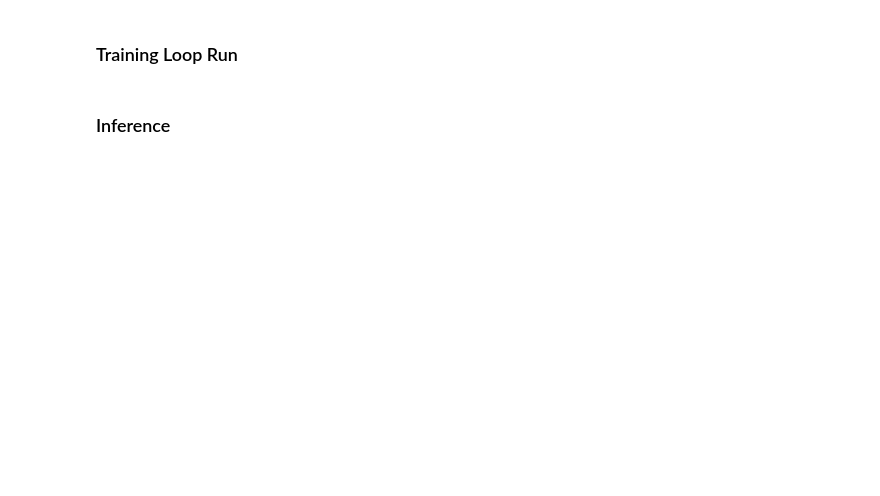
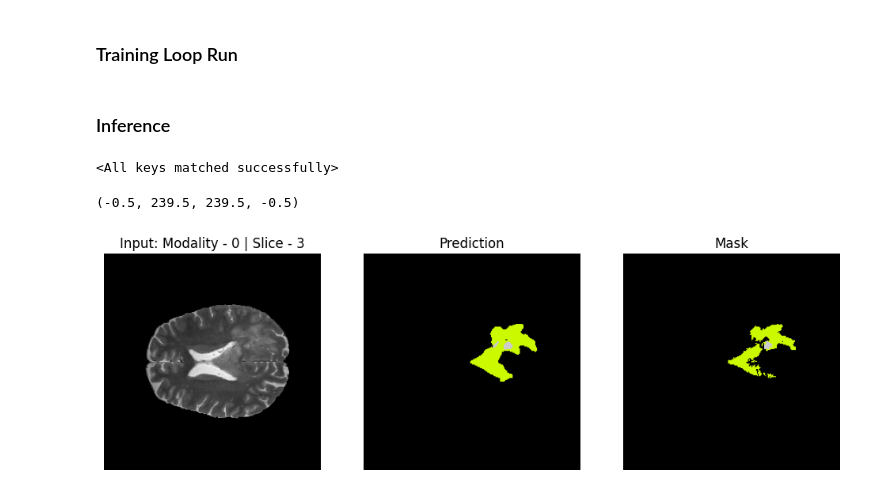
Before and after one commit to hakeematyab/Reliable-Explainable-Brain-Tumor-Segmentation, a Jupyter notebook: notebooks/ModelTraining.ipynb, the cells around one changed output. Cells and saved outputs as stored; diff of their text form; code cells hidden in the pictures; blank space fills up the shorter version.

```diff
--- a/notebooks/ModelTraining.ipynb
+++ b/notebooks/ModelTraining.ipynb
@@ -314,7 +349,7 @@ def collate_fn(batch):
     return data, mask
 
 per_datapoint_batch_size = (upper_bound-lower_bound)-window_size+1
-batch_size_multiplication_factor = 1
+batch_size_multiplication_factor = 2
 batch_size = int(per_datapoint_batch_size*batch_size_multiplication_factor)
 num_workers = multiprocessing.cpu_count()//2
 # num_workders = -1
@@ -417,10 +485,10 @@ class UNET_V0(torch.nn.Module):
         super(UNET_V0, self).__init__()
         self.unet = MAttentionUnet(
                         spatial_dims=2,       # Specifies a 2D UNet (for slice-wise medical image segmentation)
-                        in_channels=12,       # Number of input channels (e.g., multi-modal MRI with 12 input features)
+                        in_channels=int(num_modalities*window_size),       # Number of input channels (e.g., multi-modal MRI with 12 input features)
                         out_channels=4,       # Number of output channels (multi-class segmentation with 4 classes)
                         channels=(16, 32, 64, 128),  # Number of feature maps at each level of the UNet
-                        strides=(2, 2, 2, 2),  # Down-sampling factor at each level of the encoder (reduces spatial size)
+                        strides=(2, 2, 1, 1),  # Down-sampling factor at each level of the encoder (reduces spatial size)
                         kernel_size=3,        # Convolution kernel size
                         up_kernel_size=3,     # Kernel size for upsampling layers
                         dropout=0.3,          # Dropout rate for regularization (optional)
@@ -538,21 +615,16 @@ def define_model_and_dataloader(model):
 # %%
-lr = 3e-4
+lr = 1e-3
 weight_decay = 1e-3
-steps = 10
-T_max = 100
-epochs = 10
-
-runtiem_batch_size = 8
+step_size = 10
+epochs = 100
+T_max = epochs
+gamma = 0.9
 
 num_classes = 4
 noise_multiplier = 1.2
 max_grad_norm = 1.0
 
-model_to_run = "V3"
-
 isDP = False
+isDepth = False
 isAdversarial = False
-
-isDepth = model_to_run == "V3"
-
 epsilon = 0.1
@@ -1052,37 +949,43 @@ train_loop(model=model,
 # %% [markdown]
 ### Inference
 # %%
-# model_path = '../checkpoints/BrainTumorSegmentation_V1/2025-03-16_15-35-45/UNET_V0.pth'
-# checkpoint = torch.load(model_path, map_location = device)
-# model = UNET_V0().to(device)
-# model.load_state_dict(checkpoint)
+model_path = '../checkpoints/BrainTumorSegmentation_V1/2025-03-27_11-46-28/UNET_V0.pth'
+checkpoint = torch.load(model_path, map_location = device)
+model = UNET_V0().to(device)
+model.load_state_dict(checkpoint)
+# %% [output]
+<All keys matched successfully>
 # %%
 data, masks = next(iter(val_dataloader))
 if not isDepth:
     data = data.reshape(data.shape[0],-1, data.shape[-2], data.shape[-1])
 model.eval()
 with torch.no_grad():
     logits = model(data.to(device))
 
+probs = torch.softmax(logits, dim=1)
 preds = torch.argmax(logits, dim=1)
 idx = np.random.randint(preds.shape[0])
 
 modality = 0 # 0-2, 3-5, 6-8, 9-11
-slice_num = 1
+slice_num = 3
 scan = data[idx,slice_num,...].cpu().numpy()
 pred = preds[idx].cpu().numpy()
 mask = masks[idx].cpu().numpy()
 
 plt.figure(figsize=(12,12))
 plt.subplot(1,3,1)
 plt.imshow(scan, cmap="grey")
 plt.title(f"Input: Modality - {modality} | Slice - {slice_num}")
 plt.axis('off')
 plt.subplot(1,3,2)
 plt.imshow(pred, cmap="nipy_spectral")
 plt.title("Prediction")
 plt.axis('off')
 plt.subplot(1,3,3)
 plt.imshow(mask, cmap="nipy_spectral")
 plt.title("Mask")
 plt.axis('off')
+# %% [output]
+(-0.5, 239.5, 239.5, -0.5)
+[figure, added]
```
Also changed, not shown: parts of 37 cells of this notebook, 3 other files.
